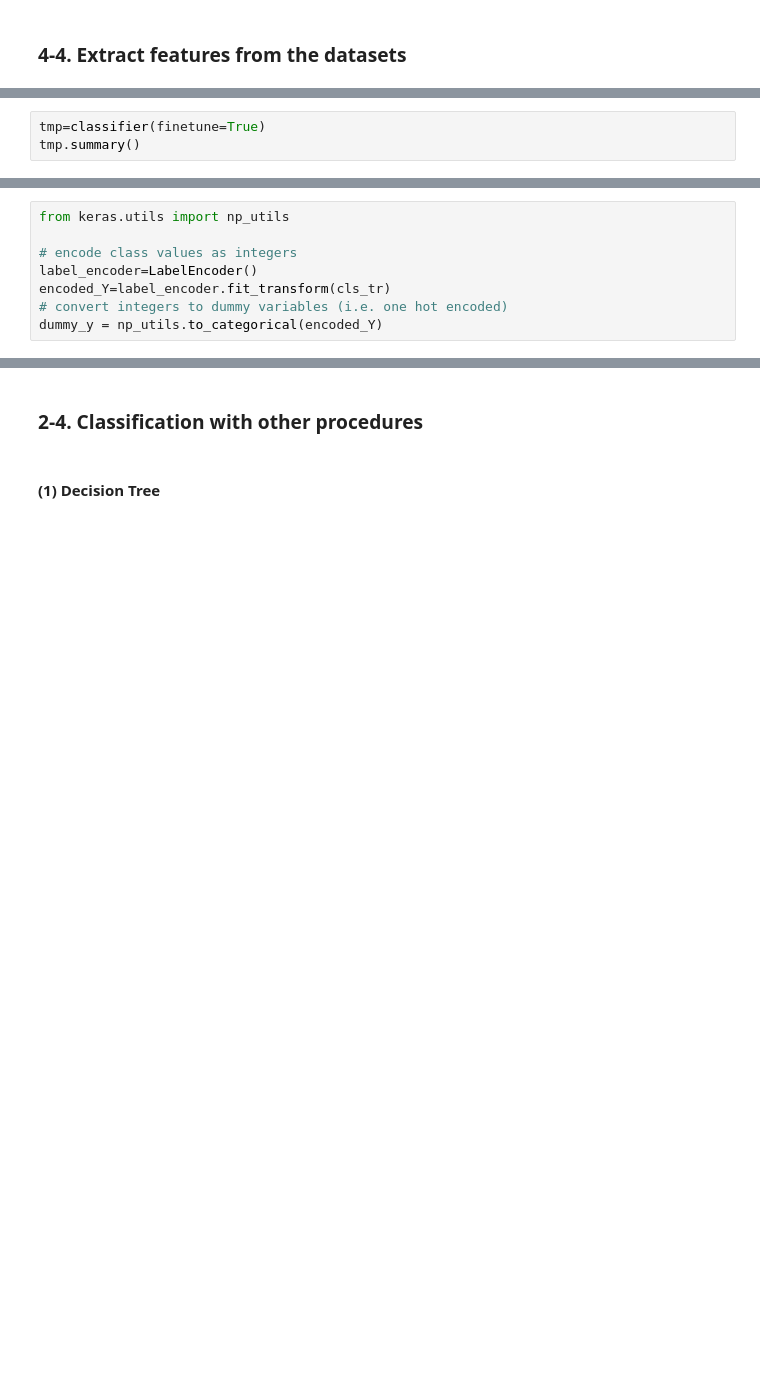
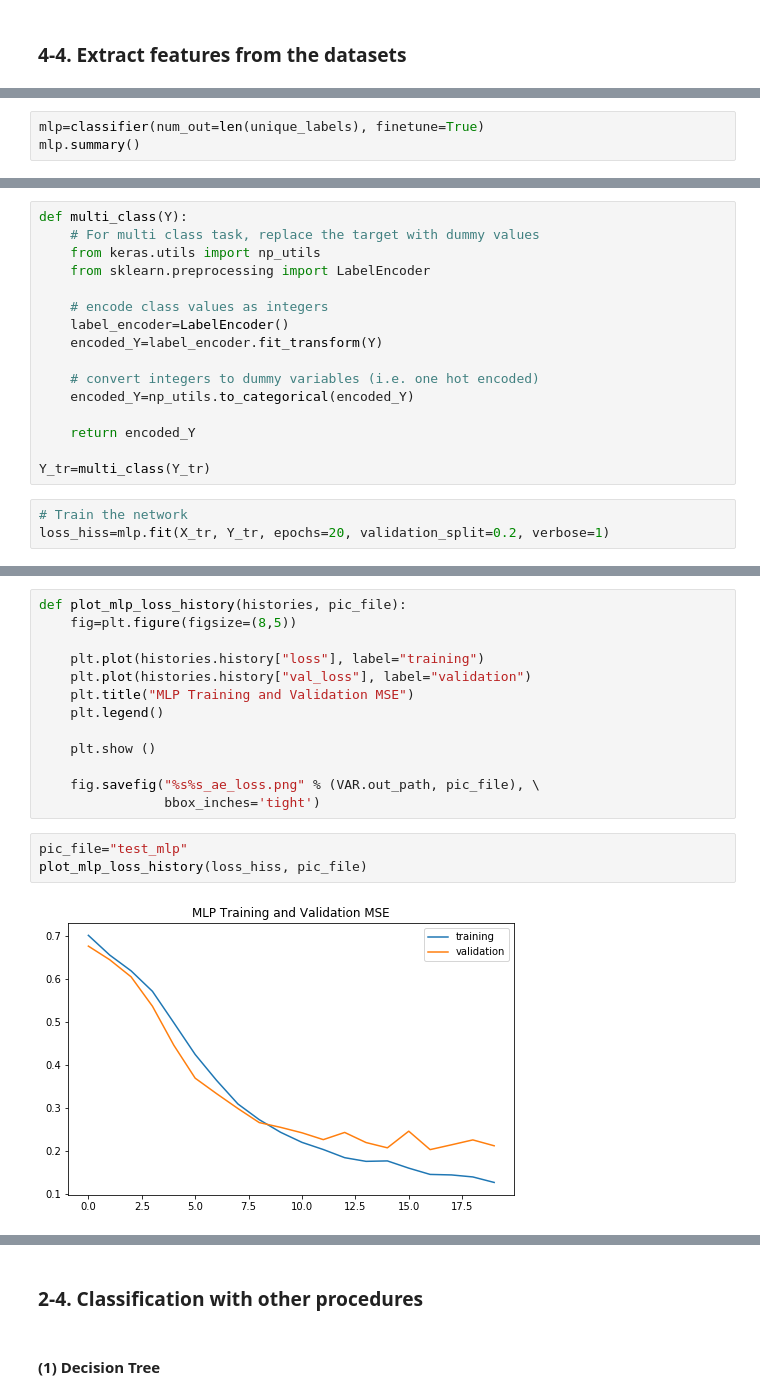
Before and after one commit to tomokoji/ce888assignment, a Jupyter notebook: src/assignment2.ipynb, the cells around one changed output, grey strips where cells are left out. Cells and saved outputs as stored; diff of their text form; blank space fills up the shorter version.

```diff
--- a/src/assignment2.ipynb
+++ b/src/assignment2.ipynb
@@ -297,8 +348,8 @@ def classifier(finetune=True):
 
     return model
 # %%
-tmp=classifier(finetune=True)
-tmp.summary()
+mlp=classifier(num_out=len(unique_labels), finetune=True)
+mlp.summary()
 # %% [output]
 _________________________________________________________________
 Layer (type)                 Output Shape              Param #
@@ -320,10 +369,21 @@ Trainable params: 982,049
 Non-trainable params: 0
 _________________________________________________________________
 # %%
-from keras.utils import np_utils
+def multi_class(Y):
+    # For multi class task, replace the target with dummy values
+    from keras.utils import np_utils
+    from sklearn.preprocessing import LabelEncoder
 
-# encode class values as integers
-label_encoder=LabelEncoder()
-encoded_Y=label_encoder.fit_transform(cls_tr)
-# convert integers to dummy variables (i.e. one hot encoded)
-dummy_y = np_utils.to_categorical(encoded_Y)
+    # encode class values as integers
+    label_encoder=LabelEncoder()
+    encoded_Y=label_encoder.fit_transform(Y)
+
+    # convert integers to dummy variables (i.e. one hot encoded)
+    encoded_Y=np_utils.to_categorical(encoded_Y)
+
+    return encoded_Y
+
+Y_tr=multi_class(Y_tr)
+# %%
+# Train the network
+loss_hiss=mlp.fit(X_tr, Y_tr, epochs=20, validation_split=0.2, verbose=1)
@@ -329,0 +408,18 @@ dummy_y = np_utils.to_categorical(encoded_Y)
+# %%
+def plot_mlp_loss_history(histories, pic_file):
+    fig=plt.figure(figsize=(8,5))
+
+    plt.plot(histories.history["loss"], label="training")
+    plt.plot(histories.history["val_loss"], label="validation")
+    plt.title("MLP Training and Validation MSE")
+    plt.legend()
+
+    plt.show ()
+
+    fig.savefig("%s%s_ae_loss.png" % (VAR.out_path, pic_file), \
+                bbox_inches='tight')
+# %%
+pic_file="test_mlp"
+plot_mlp_loss_history(loss_hiss, pic_file)
+# %% [output]
+[figure, added]
```
Also changed, not shown: parts of 45 cells of this notebook, 13 other files.
